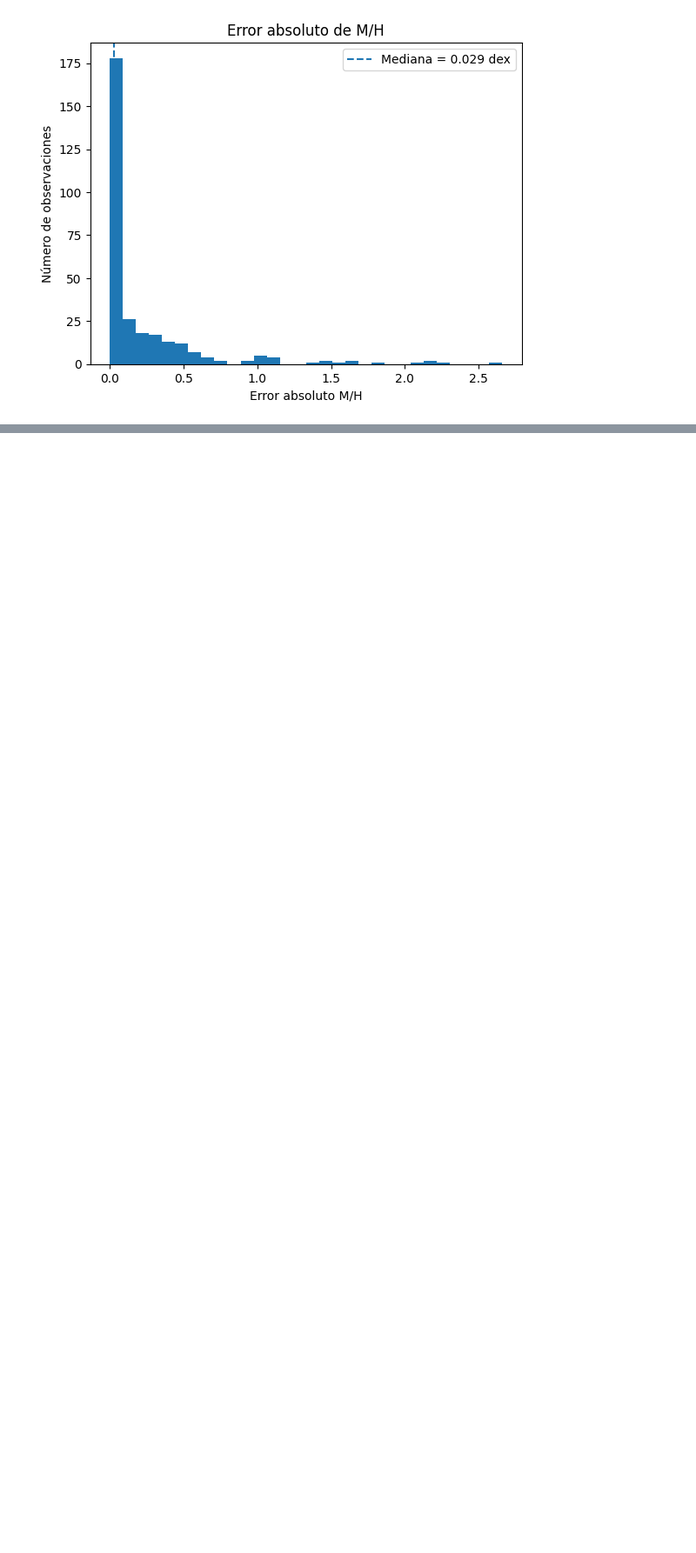
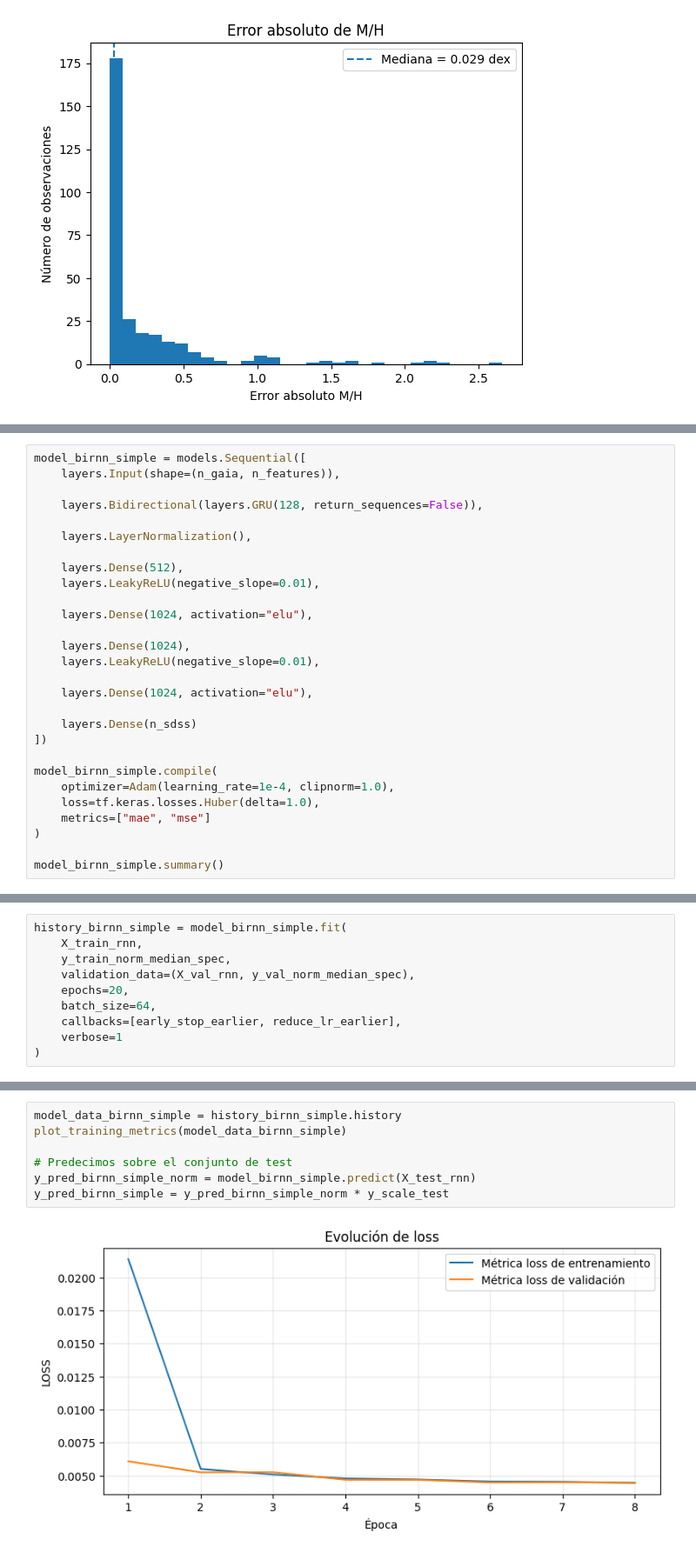
Before and after one commit to javier-cacho-master-ai/trabajo-fin-master, a Jupyter notebook: solution/models/model-training-RNN.ipynb, the cells around one changed output, grey strips where cells are left out. Shown at 87% size. Cells and saved outputs as stored; diff of their text form; blank space fills up the shorter version.

```diff
--- a/solution/models/model-training-RNN.ipynb
+++ b/solution/models/model-training-RNN.ipynb
@@ -661,0 +897,28 @@ error_df_rnn = analyze_ispec_errors(results_df_rnn)
+# %%
+model_birnn_simple = models.Sequential([
+    layers.Input(shape=(n_gaia, n_features)),
+
+    layers.Bidirectional(layers.GRU(128, return_sequences=False)),
+
+    layers.LayerNormalization(),
+
+    layers.Dense(512),
+    layers.LeakyReLU(negative_slope=0.01),
+
+    layers.Dense(1024, activation="elu"),
+
+    layers.Dense(1024),
+    layers.LeakyReLU(negative_slope=0.01),
+
+    layers.Dense(1024, activation="elu"),
+
+    layers.Dense(n_sdss)
+])
+
+model_birnn_simple.compile(
+    optimizer=Adam(learning_rate=1e-4, clipnorm=1.0),
+    loss=tf.keras.losses.Huber(delta=1.0),
+    metrics=["mae", "mse"]
+)
+
+model_birnn_simple.summary()
@@ -661,0 +947,10 @@ error_df_rnn = analyze_ispec_errors(results_df_rnn)
+# %%
+history_birnn_simple = model_birnn_simple.fit(
+    X_train_rnn,
+    y_train_norm_median_spec,
+    validation_data=(X_val_rnn, y_val_norm_median_spec),
+    epochs=20,
+    batch_size=64,
+    callbacks=[early_stop_earlier, reduce_lr_earlier],
+    verbose=1
+)
@@ -661,0 +975,9 @@ error_df_rnn = analyze_ispec_errors(results_df_rnn)
+# %%
+model_data_birnn_simple = history_birnn_simple.history
+plot_training_metrics(model_data_birnn_simple)
+
+# Predecimos sobre el conjunto de test
+y_pred_birnn_simple_norm = model_birnn_simple.predict(X_test_rnn)
+y_pred_birnn_simple = y_pred_birnn_simple_norm * y_scale_test
+# %% [output]
+[figure, added]
```
Also changed, not shown: parts of 16 cells of this notebook, 2 other files.
